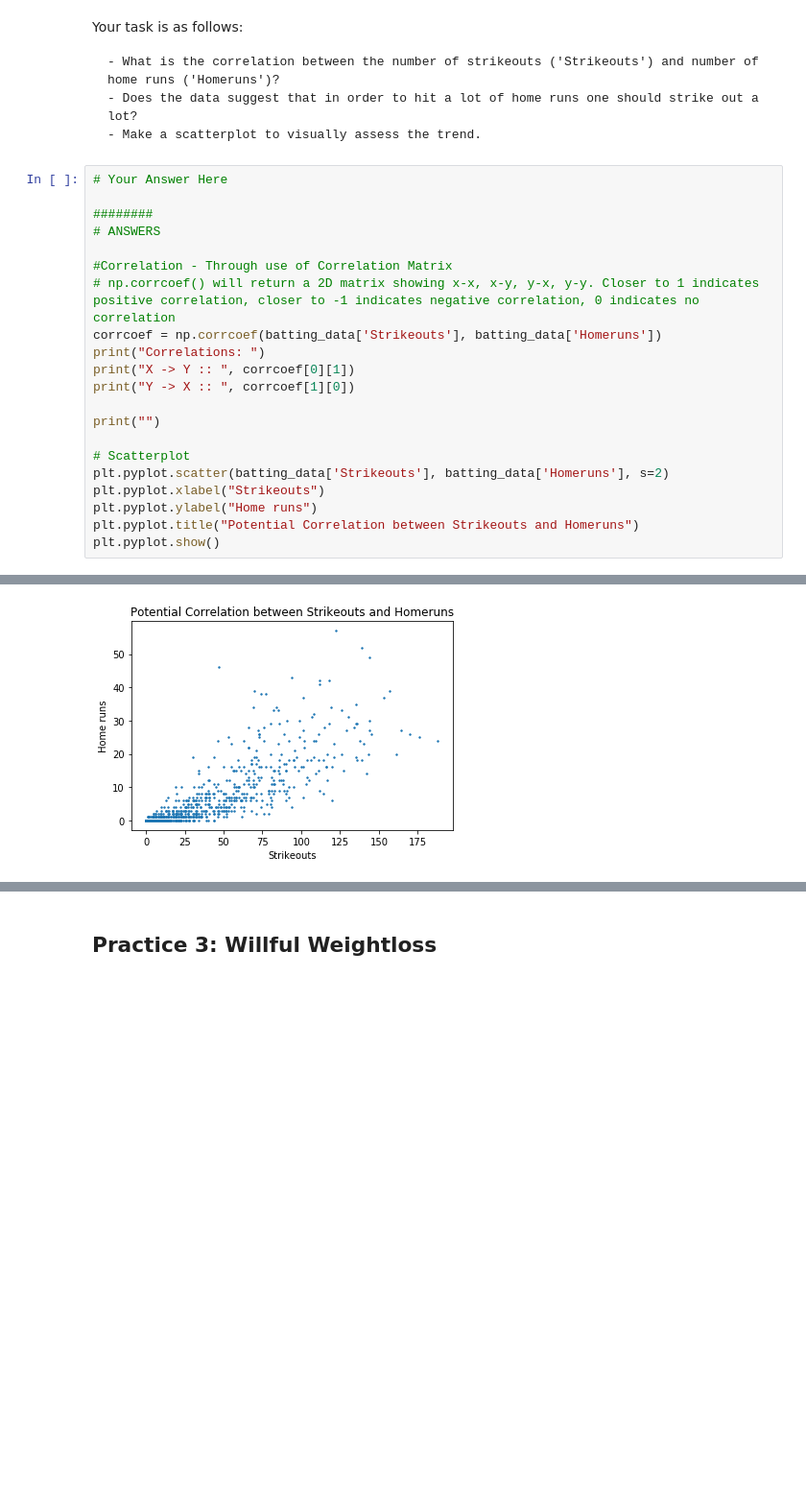
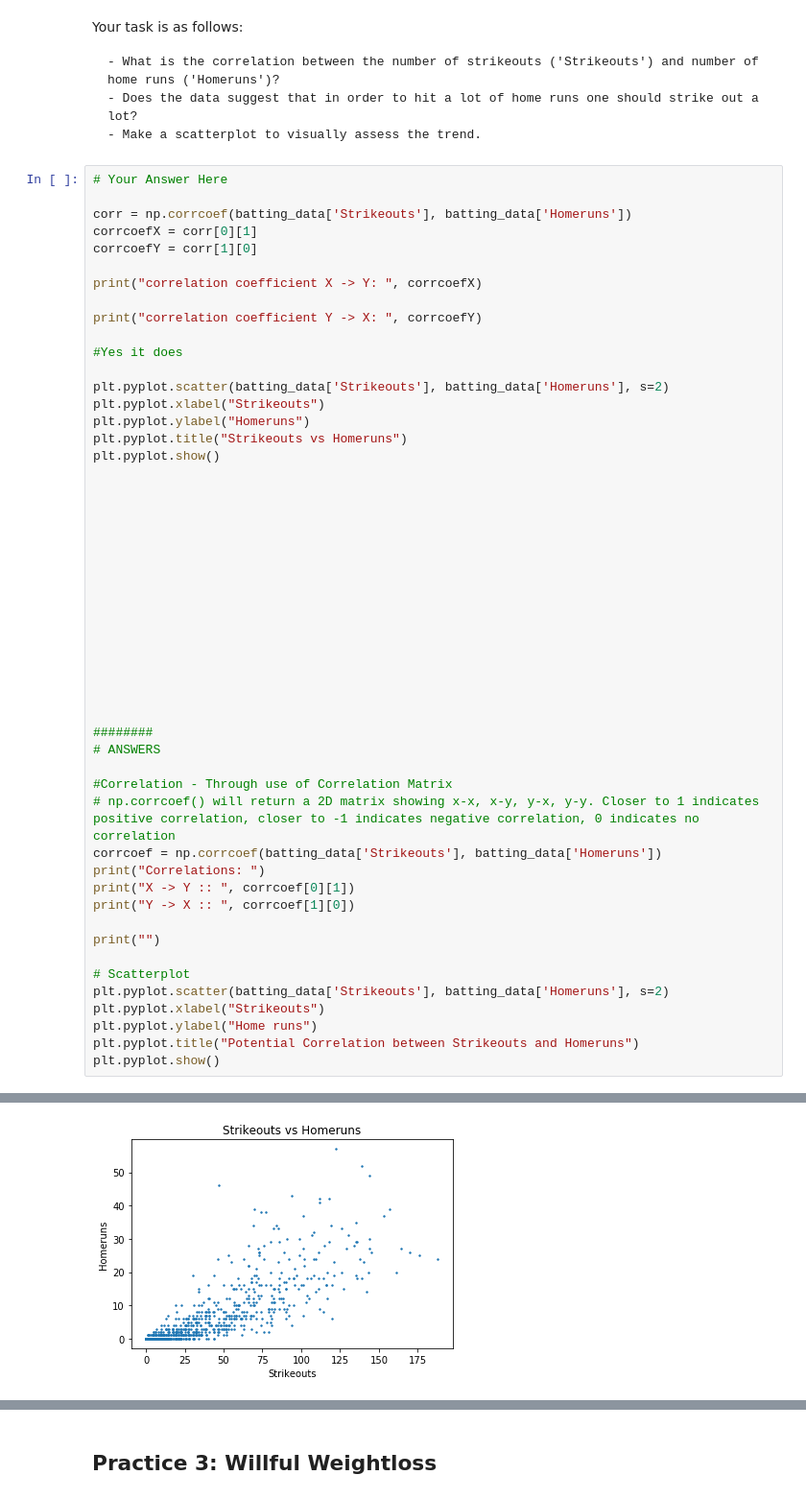
Before and after one commit to FelixWu111/comp2420-2019-lecturescripts, a Jupyter notebook: week-3/lecture-6/Lec6PRACTICE-Friday.ipynb, the cells around one changed output, grey strips where cells are left out. Shown at 96% size. Drawn from its saved outputs; the diff is of its cells as text; blank space fills up the shorter version.

```diff
--- a/week-3/lecture-6/Lec6PRACTICE-Friday.ipynb
+++ b/week-3/lecture-6/Lec6PRACTICE-Friday.ipynb
@@ -82,6 +109,36 @@ Your task is as follows:
     - Make a scatterplot to visually assess the trend.
 # %%
 # Your Answer Here
+
+corr = np.corrcoef(batting_data['Strikeouts'], batting_data['Homeruns'])
+corrcoefX = corr[0][1]
+corrcoefY = corr[1][0]
+
+print("correlation coefficient X -> Y: ", corrcoefX)
+
+print("correlation coefficient Y -> X: ", corrcoefY)
+
+#Yes it does
+
+plt.pyplot.scatter(batting_data['Strikeouts'], batting_data['Homeruns'], s=2)
+plt.pyplot.xlabel("Strikeouts")
+plt.pyplot.ylabel("Homeruns")
+plt.pyplot.title("Strikeouts vs Homeruns")
+plt.pyplot.show()
+
+
+
+
+
+
+
+
+
+
+
+
+
+
 
 ########
 # ANSWERS
@@ -108 +164 @@ Y -> X ::  0.8397993162430928
-[figure, old version]
+[figure, new version]
```
Also changed, not shown: parts of 5 cells of this notebook, 4 other files.
